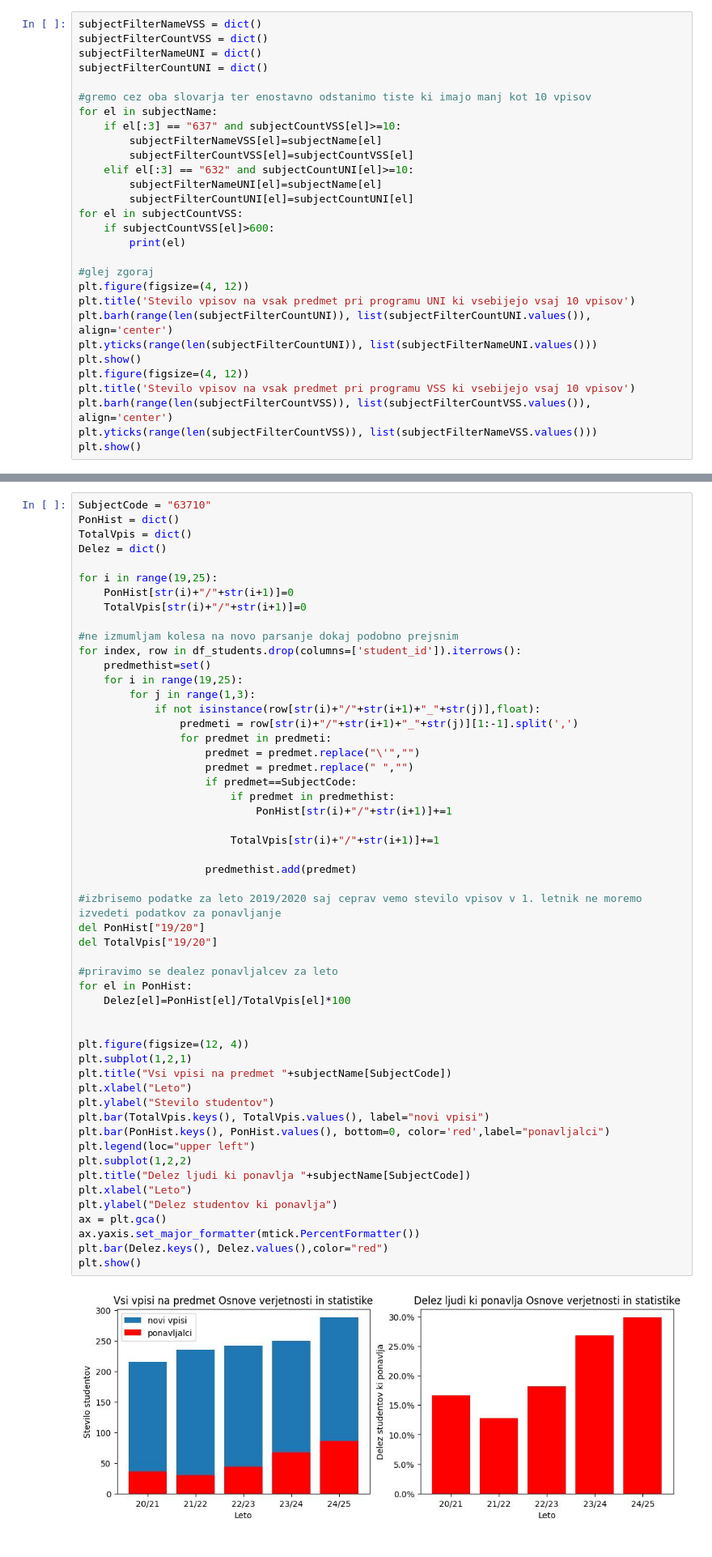
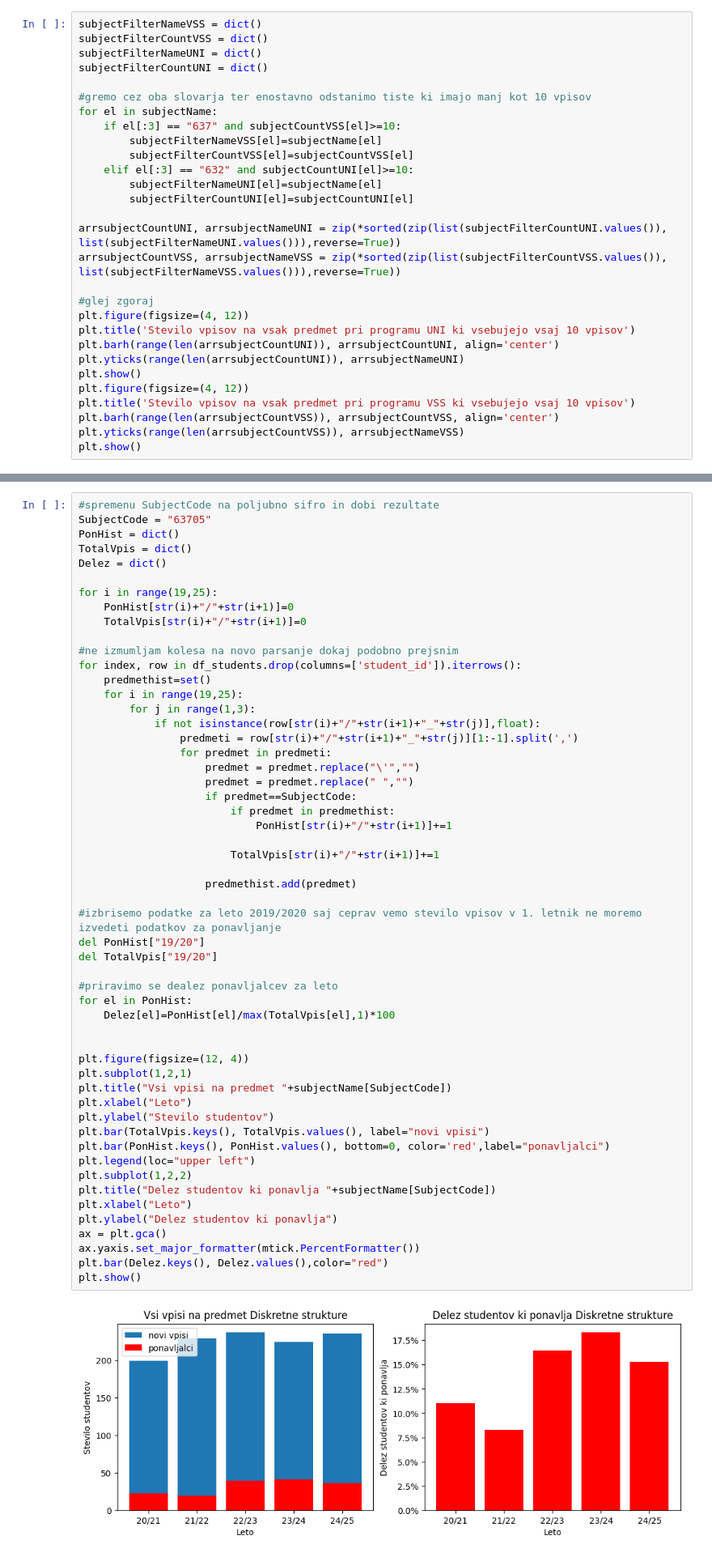
Before and after one commit to KillerParakeet/PR2513, a Jupyter notebook: steviloVpisov.ipynb, the cells around one changed output, grey strips where cells are left out. Shown at 81% size. Drawn from its saved outputs; the diff is of its cells as text.

Commit message:
dodelav stevilo vpisov z kalkulatrojem sanse da naredis letnik in prikazi koliko ljudi je na faksu bilo samo 1 leto

```diff
--- a/steviloVpisov.ipynb
+++ b/steviloVpisov.ipynb
@@ -77,19 +80,19 @@ for el in subjectName:
     elif el[:3] == "632" and subjectCountUNI[el]>=10:
         subjectFilterNameUNI[el]=subjectName[el]
         subjectFilterCountUNI[el]=subjectCountUNI[el]
-for el in subjectCountVSS:
-    if subjectCountVSS[el]>600:
-        print(el)
+
+arrsubjectCountUNI, arrsubjectNameUNI = zip(*sorted(zip(list(subjectFilterCountUNI.values()), list(subjectFilterNameUNI.values())),reverse=True))
+arrsubjectCountVSS, arrsubjectNameVSS = zip(*sorted(zip(list(subjectFilterCountVSS.values()), list(subjectFilterNameVSS.values())),reverse=True))
 
 #glej zgoraj
 plt.figure(figsize=(4, 12))
-plt.title('Stevilo vpisov na vsak predmet pri programu UNI ki vsebijejo vsaj 10 vpisov')
-plt.barh(range(len(subjectFilterCountUNI)), list(subjectFilterCountUNI.values()), align='center')
-plt.yticks(range(len(subjectFilterCountUNI)), list(subjectFilterNameUNI.values()))
+plt.title('Stevilo vpisov na vsak predmet pri programu UNI ki vsebujejo vsaj 10 vpisov')
+plt.barh(range(len(arrsubjectCountUNI)), arrsubjectCountUNI, align='center')
+plt.yticks(range(len(arrsubjectCountUNI)), arrsubjectNameUNI)
 plt.show()
 plt.figure(figsize=(4, 12))
-plt.title('Stevilo vpisov na vsak predmet pri programu VSS ki vsebijejo vsaj 10 vpisov')
-plt.barh(range(len(subjectFilterCountVSS)), list(subjectFilterCountVSS.values()), align='center')
-plt.yticks(range(len(subjectFilterCountVSS)), list(subjectFilterNameVSS.values()))
+plt.title('Stevilo vpisov na vsak predmet pri programu VSS ki vsebujejo vsaj 10 vpisov')
+plt.barh(range(len(arrsubjectCountVSS)), arrsubjectCountVSS, align='center')
+plt.yticks(range(len(arrsubjectCountVSS)), arrsubjectNameVSS)
 plt.show()
 # %% [output]
@@ -243,7 +332,8 @@ Kot vidimo je da pri UNI in VSS najvecji delez drzi diplomski seminar, kar je lo
 ampak bolj zanimivo je da da pri VSS ima Racunalniska grafika vecji delez kot pa OVS
 Dajmo zdaj pogledat kaksen je delez ljudi ki ponavlja OVS skozi leta
 # %%
-SubjectCode = "63710"
+#spremenu SubjectCode na poljubno sifro in dobi rezultate
+SubjectCode = "63705"
 PonHist = dict()
 TotalVpis = dict()
 Delez = dict()
@@ -267,33 +357,33 @@ for index, row in df_students.drop(columns=['student_id']).iterrows():
                             PonHist[str(i)+"/"+str(i+1)]+=1
 
                         TotalVpis[str(i)+"/"+str(i+1)]+=1
 
                     predmethist.add(predmet)
 
 #izbrisemo podatke za leto 2019/2020 saj ceprav vemo stevilo vpisov v 1. letnik ne moremo izvedeti podatkov za ponavljanje
 del PonHist["19/20"]
 del TotalVpis["19/20"]
 
 #priravimo se dealez ponavljalcev za leto
 for el in PonHist:
-    Delez[el]=PonHist[el]/TotalVpis[el]*100
+    Delez[el]=PonHist[el]/max(TotalVpis[el],1)*100
 
 
 plt.figure(figsize=(12, 4))
 plt.subplot(1,2,1)
 plt.title("Vsi vpisi na predmet "+subjectName[SubjectCode])
 plt.xlabel("Leto")
 plt.ylabel("Stevilo studentov")
 plt.bar(TotalVpis.keys(), TotalVpis.values(), label="novi vpisi")
 plt.bar(PonHist.keys(), PonHist.values(), bottom=0, color='red',label="ponavljalci")
 plt.legend(loc="upper left")
 plt.subplot(1,2,2)
-plt.title("Delez ljudi ki ponavlja "+subjectName[SubjectCode])
+plt.title("Delez studentov ki ponavlja "+subjectName[SubjectCode])
 plt.xlabel("Leto")
 plt.ylabel("Delez studentov ki ponavlja")
 ax = plt.gca()
 ax.yaxis.set_major_formatter(mtick.PercentFormatter())
 plt.bar(Delez.keys(), Delez.values(),color="red")
 plt.show()
 # %% [output]
-[figure, old version]
+[figure, new version]
```
Also changed, not shown: parts of 13 cells of this notebook.
